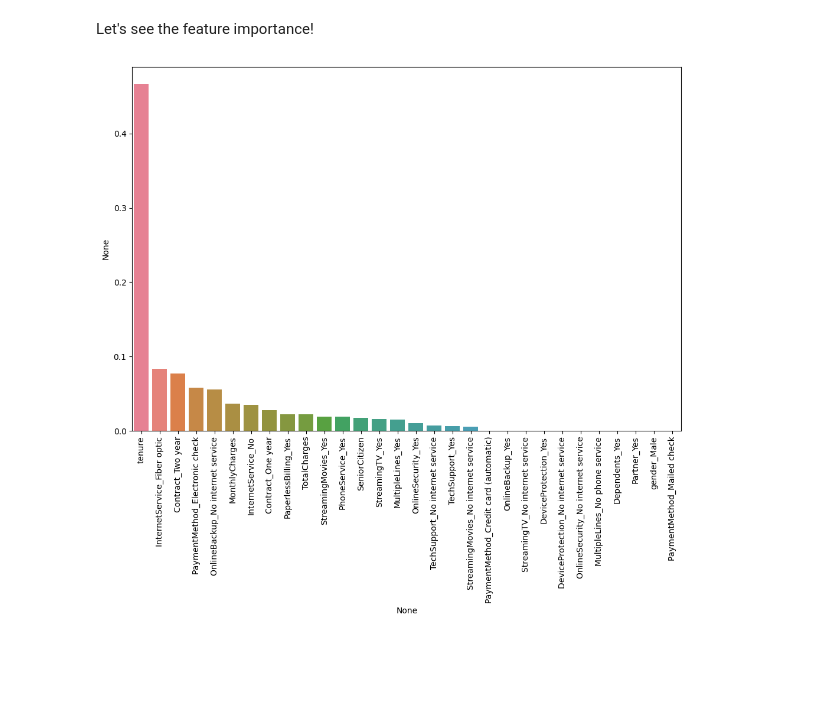
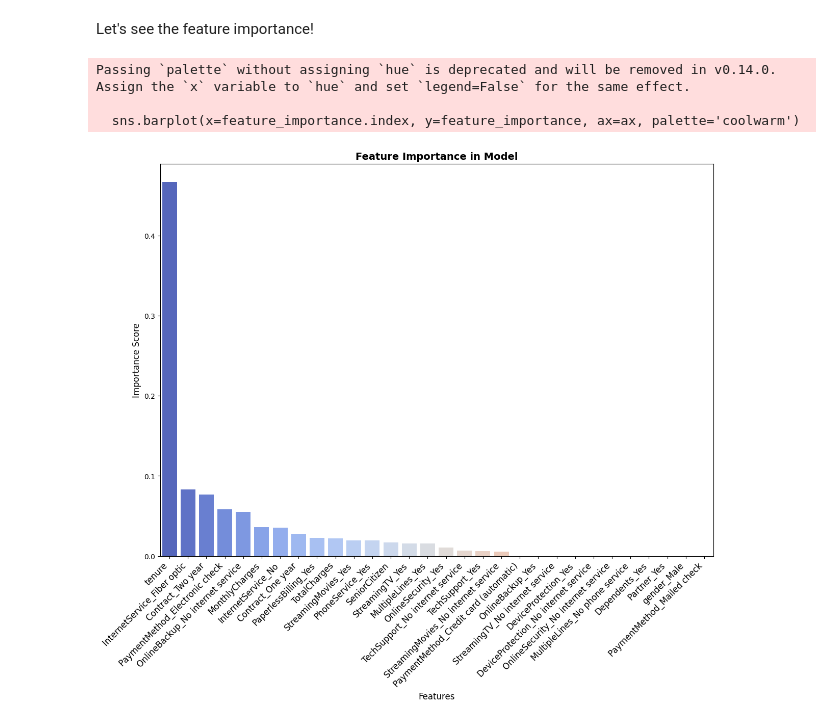
Before and after one commit to NISCHALPI/Data-Analysis-and-Machine-Learning, a Jupyter notebook: churn_analysis_project/churn_predictive_analysis.ipynb, the cells around one changed output. Cells and saved outputs as stored; diff of their text form; code cells hidden in the pictures; blank space fills up the shorter version.

```diff
--- a/churn_analysis_project/churn_predictive_analysis.ipynb
+++ b/churn_analysis_project/churn_predictive_analysis.ipynb
@@ -424,17 +440,34 @@ VotingClassifier(estimators=[('logisticregression',
                  n_jobs=-1)
 # %% [markdown]
 Let's see the feature importance!
-# %%
-import matplotlib.pyplot as plt
-
-feature_importance_fig, ax = plt.subplots(figsize=(12,8))
-# Sort the feature importance
-feature_importance = pd.Series(meta_estimator.estimators_[-1]['adaboostclassifier'].feature_importances_, index=meta_estimator.feature_names_in_).sort_values(ascending=False)
-sns.barplot(x=feature_importance.index, y=feature_importance, hue=feature_importance.index, ax=ax)
-# sns.barplot(x=meta_estimator.feature_names_in_, y =meta_estimator.estimators_[-1]['adaboostclassifier'].feature_importances_ , hue=meta_estimator.feature_names_in_, ax=ax)
-plt.xticks(rotation=90);
-
-# Save the plot
-plt.savefig('feature_importance.png')
-# %% [output]
-[figure, removed]
+# %%
+# Create the plot with a larger figure size for better visibility
+feature_importance_fig, ax = plt.subplots(figsize=(14, 10))
+
+# Extract and sort feature importances
+feature_importance = pd.Series(meta_estimator.estimators_[-1]['adaboostclassifier'].feature_importances_,
+                               index=meta_estimator.feature_names_in_).sort_values(ascending=False)
+
+# Use a color palette for distinct bars
+sns.barplot(x=feature_importance.index, y=feature_importance, ax=ax, palette='coolwarm')
+
+# Rotate the x-axis labels for better readability
+plt.xticks(rotation=45, ha='right', fontsize=12)
+
+# Add labels to the axes
+ax.set_xlabel('Features', fontsize=12)
+ax.set_ylabel('Importance Score', fontsize=12)
+
+# Add a title with a larger font size
+plt.title('Feature Importance in Model', fontsize=14, weight='bold')
+
+# Remove the legend as it's not necessary for this barplot
+ax.legend().remove()
+
+# Save the plot with a higher resolution and tight layout for better quality
+plt.savefig('feature_importance.png', dpi=300, bbox_inches='tight')
+# %% [output]
+Passing `palette` without assigning `hue` is deprecated and will be removed in v0.14.0. Assign the `x` variable to `hue` and set `legend=False` for the same effect.
+
+  sns.barplot(x=feature_importance.index, y=feature_importance, ax=ax, palette='coolwarm')
+[figure, added]
```
Also changed, not shown: parts of 3 cells of this notebook, 13 other files.
